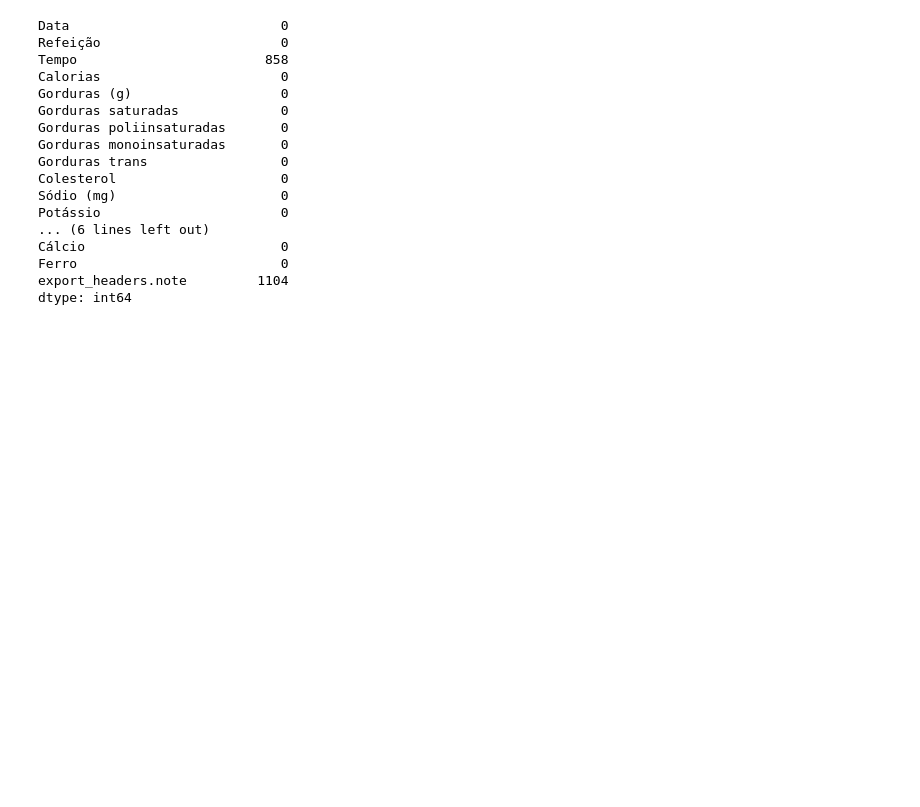
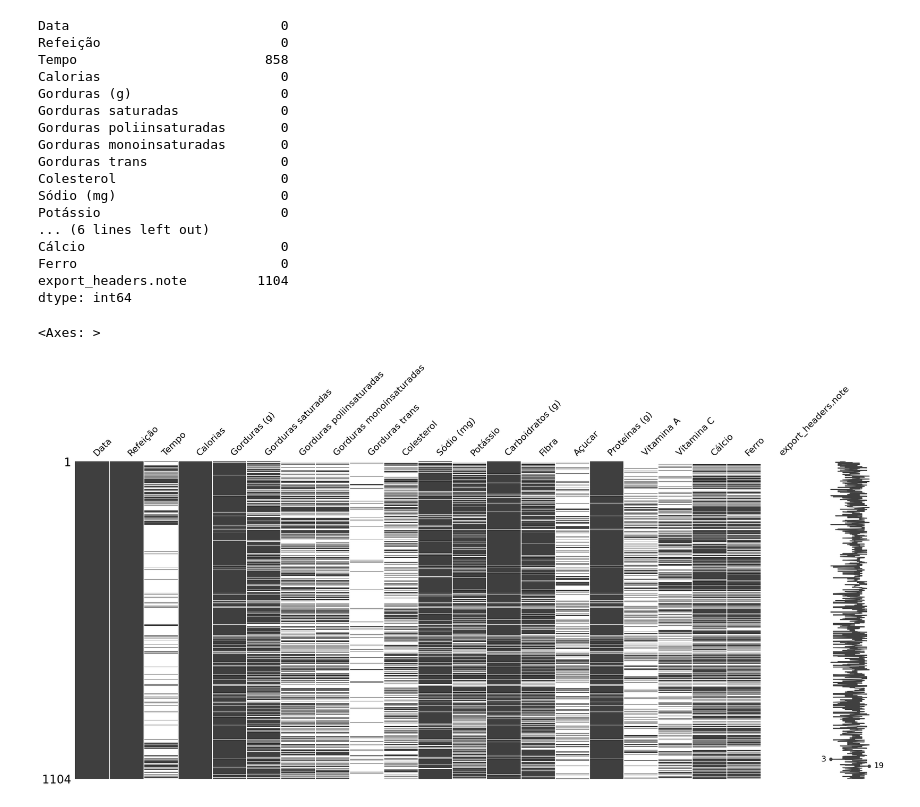
Before and after one commit to salimNabbout/MFP, a Jupyter notebook: dadosMyFitnessPall.ipynb, the cells around one changed output. Saved outputs shown, nothing was run; the diff lists cells and outputs as text; code cells hidden in the pictures; blank space fills up the shorter version.

```diff
--- a/dadosMyFitnessPall.ipynb
+++ b/dadosMyFitnessPall.ipynb
@@ -126,3 +126,18 @@ Cálcio                         0
 Ferro                          0
 export_headers.note         1104
 dtype: int64
+# %%
+# recuperando os nomes das colunas
+col = list(dataset.columns)
+
+# o novo dataset irá conter todas as colunas do dataset original
+MYFP = dataset[col[:]]
+
+# substituindo os zeros por NaN
+MYFP.replace(0, np.nan, inplace=True)
+
+# exibindo visualização matricial da nulidade do dataset
+ms.matrix(MYFP)
+# %% [output]
+<Axes: >
+[figure, added]
```
